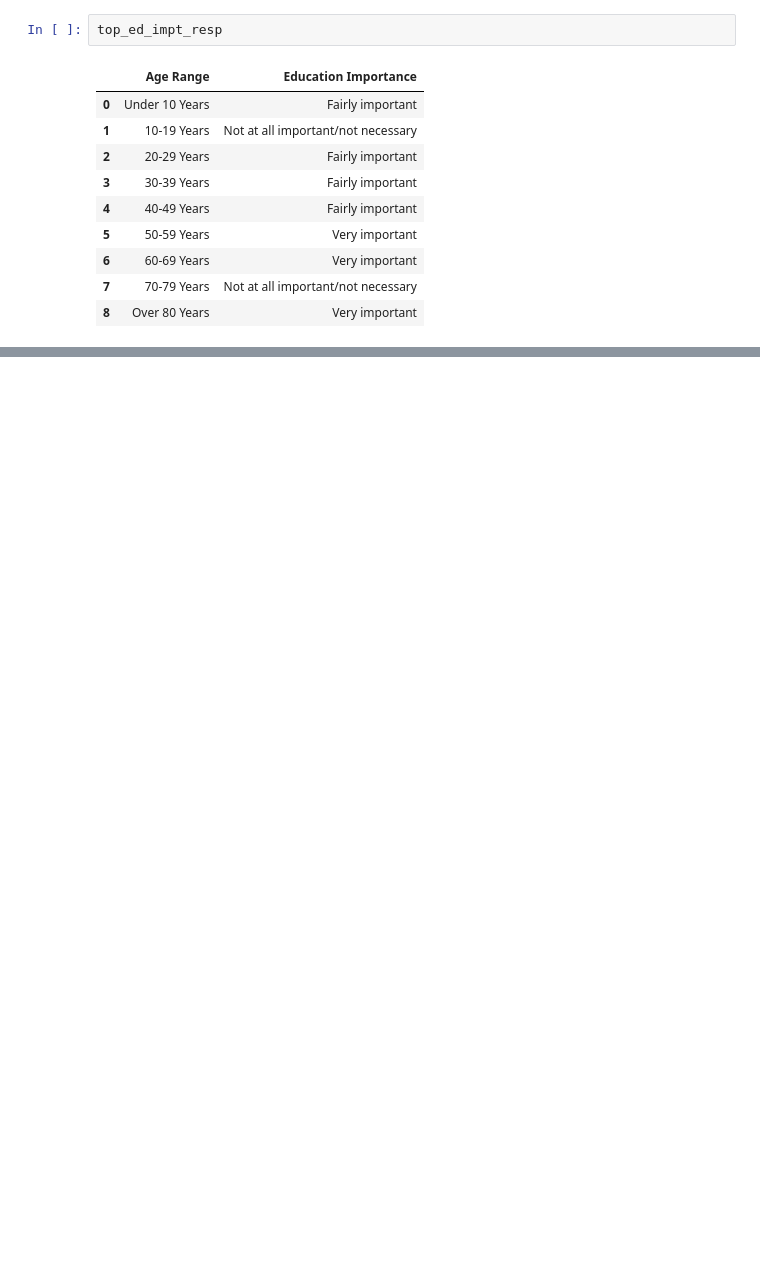
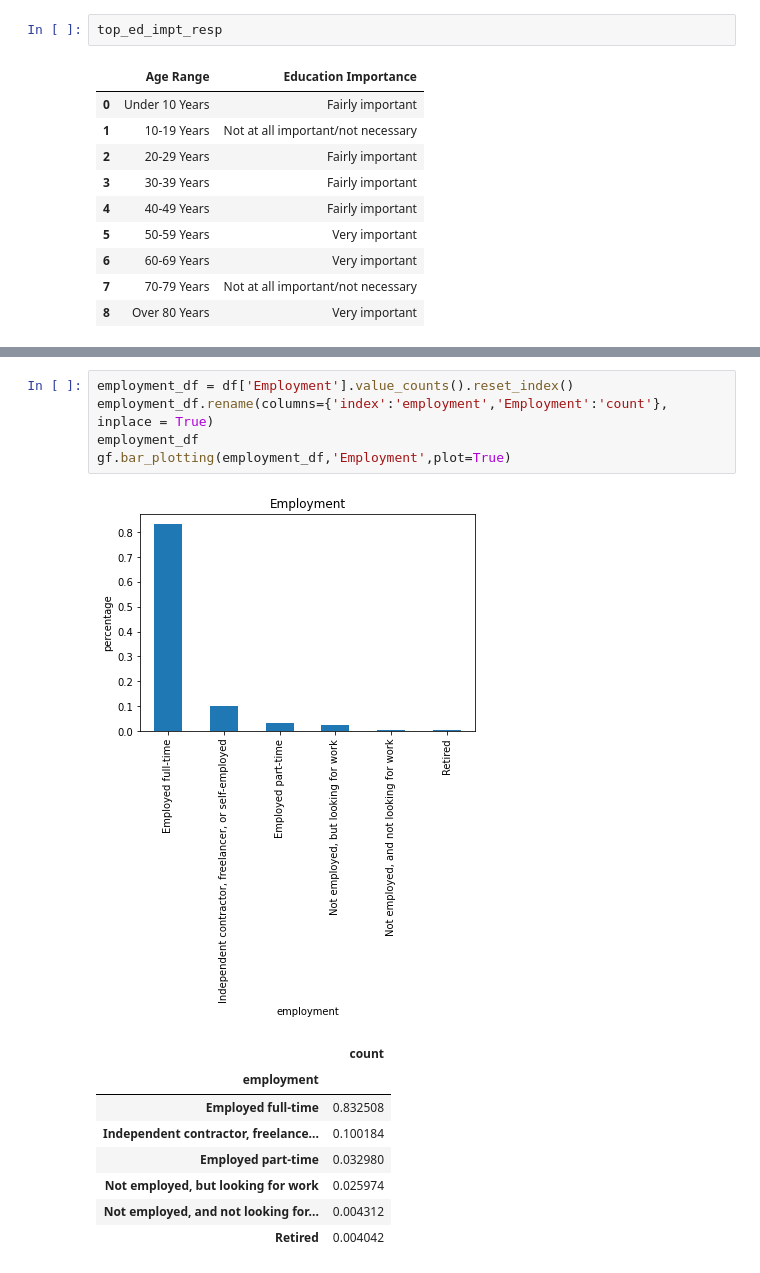
Before and after one commit to jadefreese/pj1-stackoverflow, a Jupyter notebook: formal_edu.ipynb, the cells around one changed output, grey strips where cells are left out. Drawn from its saved outputs; the diff is of its cells as text; blank space fills up the shorter version.

```diff
--- a/formal_edu.ipynb
+++ b/formal_edu.ipynb
@@ -209,0 +171,15 @@ top_ed_impt_resp
+# %%
+employment_df = df['Employment'].value_counts().reset_index()
+employment_df.rename(columns={'index':'employment','Employment':'count'}, inplace = True)
+employment_df
+gf.bar_plotting(employment_df,'Employment',plot=True)
+# %% [output]
+[figure, added]
+|  | count |
+| employment |  |
+| Employed full-time | 0.832508 |
+| Independent contractor, freelance... | 0.100184 |
+| Employed part-time | 0.032980 |
+| Not employed, but looking for work | 0.025974 |
+| Not employed, and not looking for... | 0.004312 |
+| Retired | 0.004042 |
```
Also changed, not shown: parts of 39 cells of this notebook.
